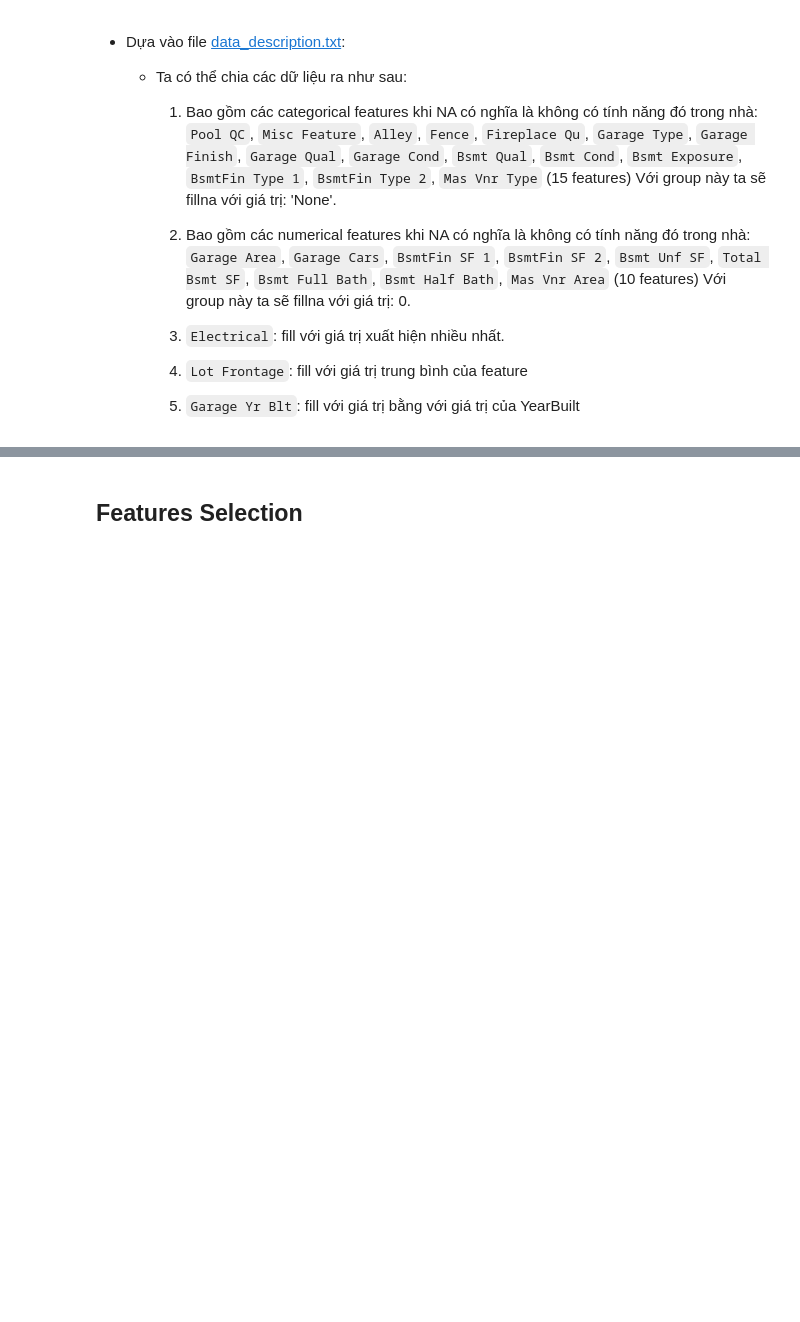
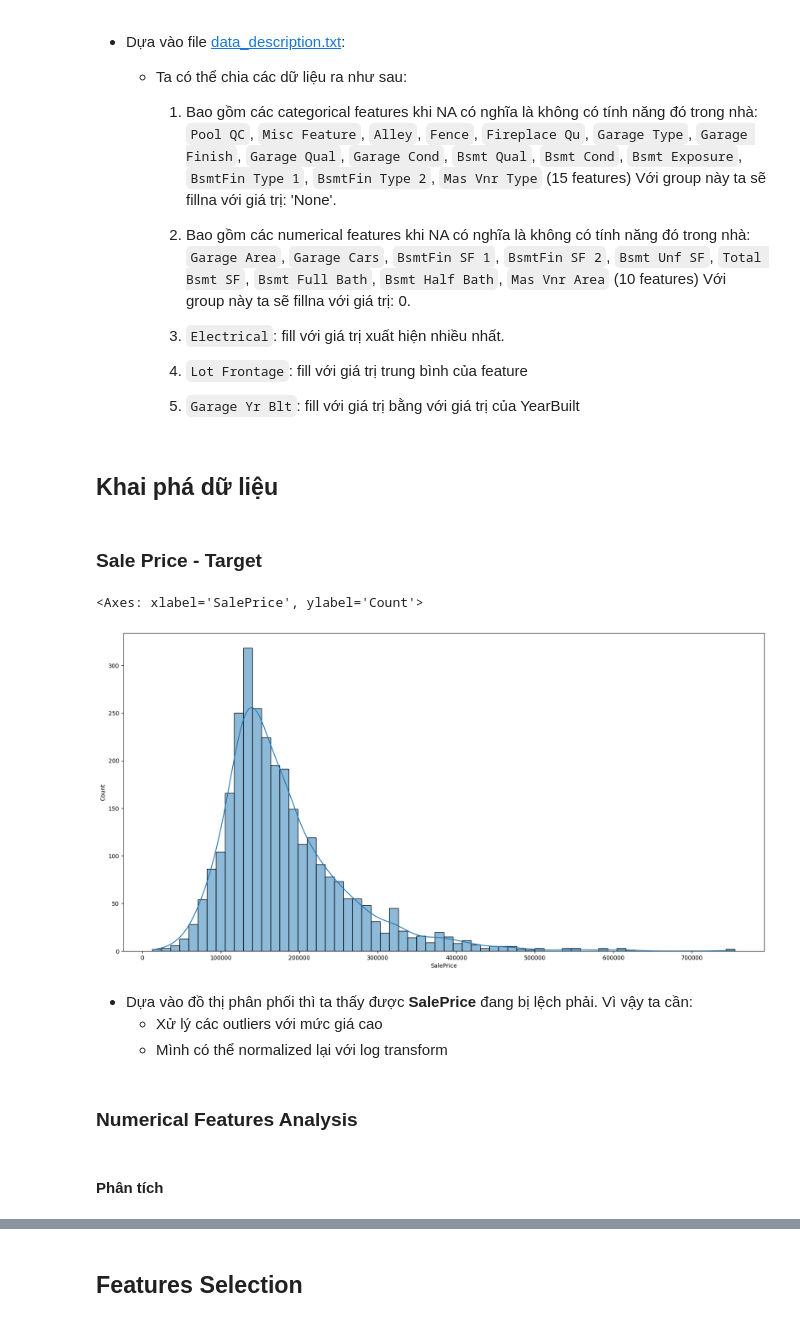
Before and after one commit to quocanh944/AmesHousingML, a Jupyter notebook: final.ipynb, the cells around one changed output, grey strips where cells are left out. Drawn from its saved outputs; the diff is of its cells as text; code cells hidden in the pictures; blank space fills up the shorter version.

```diff
--- a/final.ipynb
+++ b/final.ipynb
@@ -255,0 +241,18 @@ categorical_features = df.select_dtypes(include=['object'])
+# %% [markdown]
+## Khai phá dữ liệu
+# %% [markdown]
+### Sale Price - Target
+# %%
+plt.figure(figsize=(20, 10))
+sns.histplot(data=df, x='SalePrice', kde=True)
+# %% [output]
+<Axes: xlabel='SalePrice', ylabel='Count'>
+[figure, added]
+# %% [markdown]
+- Dựa vào đồ thị phân phối thì ta thấy được **SalePrice** đang bị lệch phải. Vì vậy ta cần:
+    - Xử lý các outliers với mức giá cao
+    - Mình có thể normalized lại với log transform
+# %% [markdown]
+### Numerical Features Analysis
+# %% [markdown]
+#### Phân tích
```
Also changed, not shown: parts of 67 cells of this notebook.
